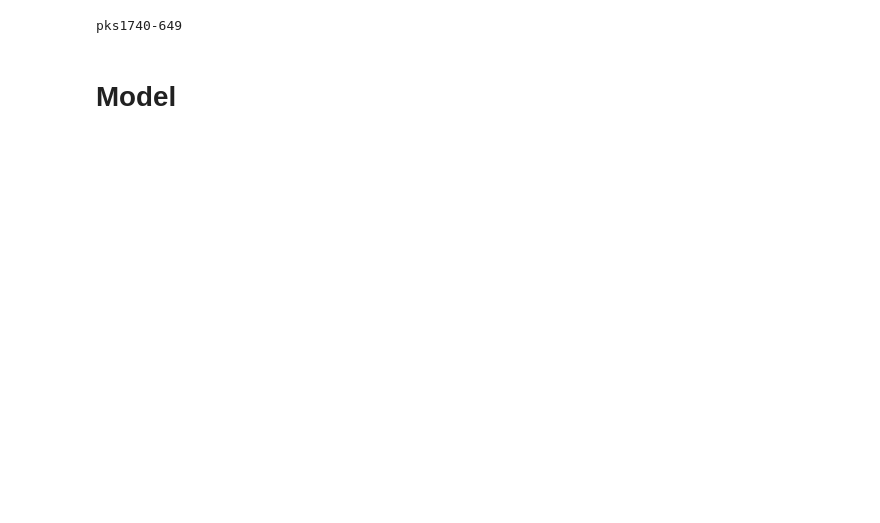
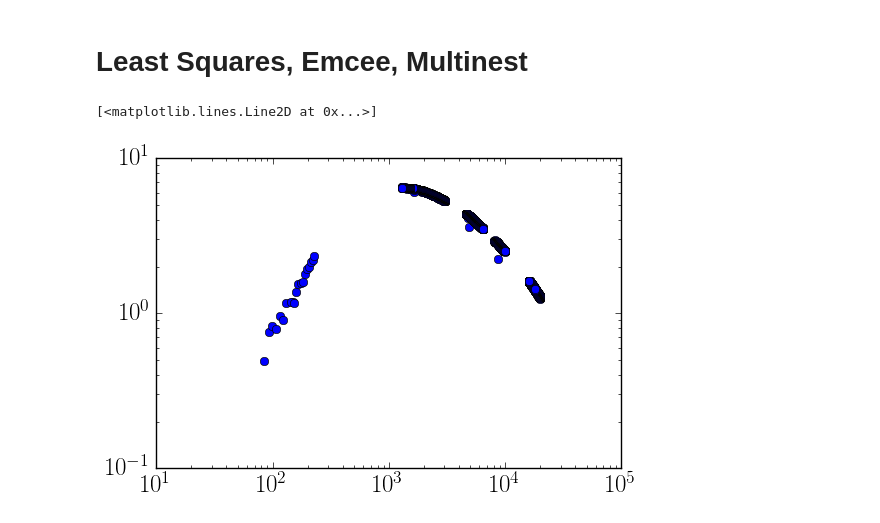
Before and after one commit to meljrose/C3030, a Jupyter notebook: C3030_modeling_template.ipynb, the cells around one changed output. Cells and saved outputs as stored; diff of their text form; code cells hidden in the pictures; blank space fills up the shorter version.

```diff
--- a/C3030_modeling_template.ipynb
+++ b/C3030_modeling_template.ipynb
@@ -50,16 +80,2 @@ source = 59
-# %%
-
-freq_arr = sed_df.loc[source]["freq"]*1000 # in MHz
-flux_arr = sed_df.loc[source]["flux"]
-flux_err_arr = sed_df.loc[source]["flux_err"]
-name = sed_df.loc[source]["name"]
-print(name)
-
-x = freq_arr
-y = flux_arr
-yerr = flux_err_arr
-freq_cont = np.linspace(np.min(freq_arr),np.max(freq_arr),1000)
-# %% [output]
-pks1740-649
 # %%
 # custom function
@@ -229,7 +249,45 @@ def make_plot_labels(func):
 #                powlaw,powlawbreak,powlawbreak_nophys,powlawexp,
 #                internalbremss,
 #                curve,curvepowlaw,duffcurve,logduffcurve])
-# %% [markdown]
-# Model
+# %% [markdown]
+# Least Squares, Emcee, Multinest
+# %%
+x = sed_df.loc[source_index]["freq"]*1000 # in MHz
+y = sed_df.loc[source_index]["flux"]
+yerr = sed_df.loc[source_index]["flux_err"]
+name = sed_df.loc[source_index]["name"]
+
+
+# fix an incorrect name in the data
+if name == 'pks1740-649':
+    name = 'pks1718-649'
+if name == 'j174425-5144':
+    name = 'pks1740-517'
+
+
+
+# add in extra data for this particular one
+if source_index == 90:
+    paths = glob.glob('../survey_data/1740-517*/*.txt')
+    data = sorted_nicely([path for path in paths if 'std' not in path])
+    dataerr = sorted_nicely([path for path in paths if 'std' in path])
+    for path in data:
+        temp_txt = np.loadtxt(path)
+        freq, flux = list(zip(*temp_txt))
+        x = np.append(x,np.array(freq)*1000)
+        y = np.append(y,flux)
+
+    for path in dataerr:
+        temp_txt = np.loadtxt(path)
+        freq, flux = list(zip(*temp_txt))
+        yerr= np.append(yerr,flux)
+
+rand_seed = 45
+np.random.seed(rand_seed)
+# %%
+plt.loglog(x,y, 'o')
+# %% [output]
+[<matplotlib.lines.Line2D at 0x...>]
+[figure, added]
 # %%
 interactive = False
```
Also changed, not shown: parts of 28 cells of this notebook.
